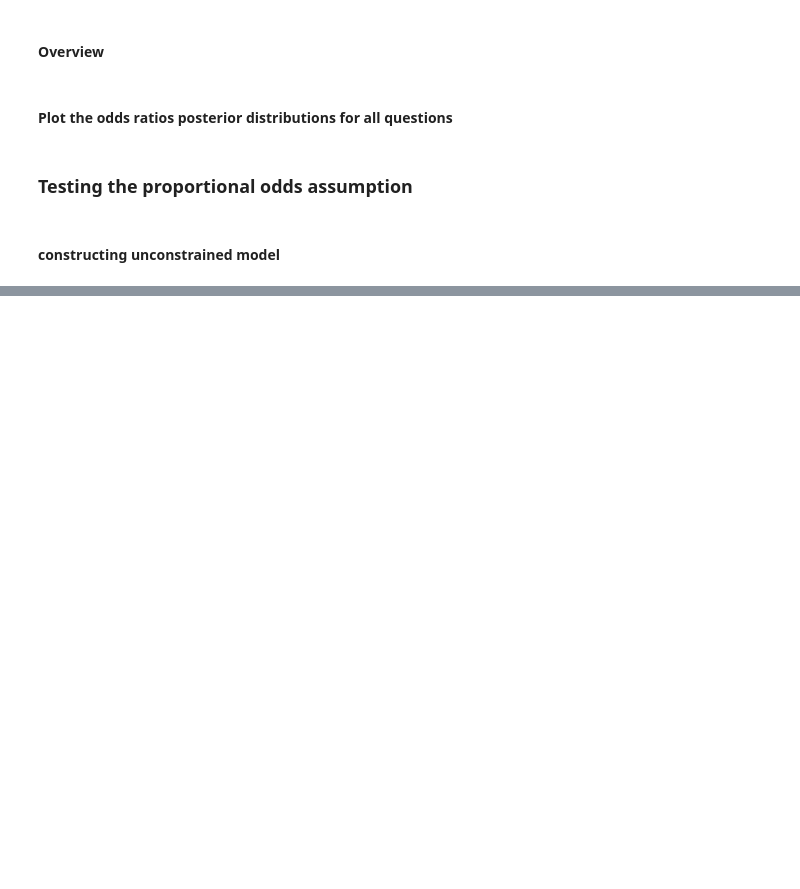
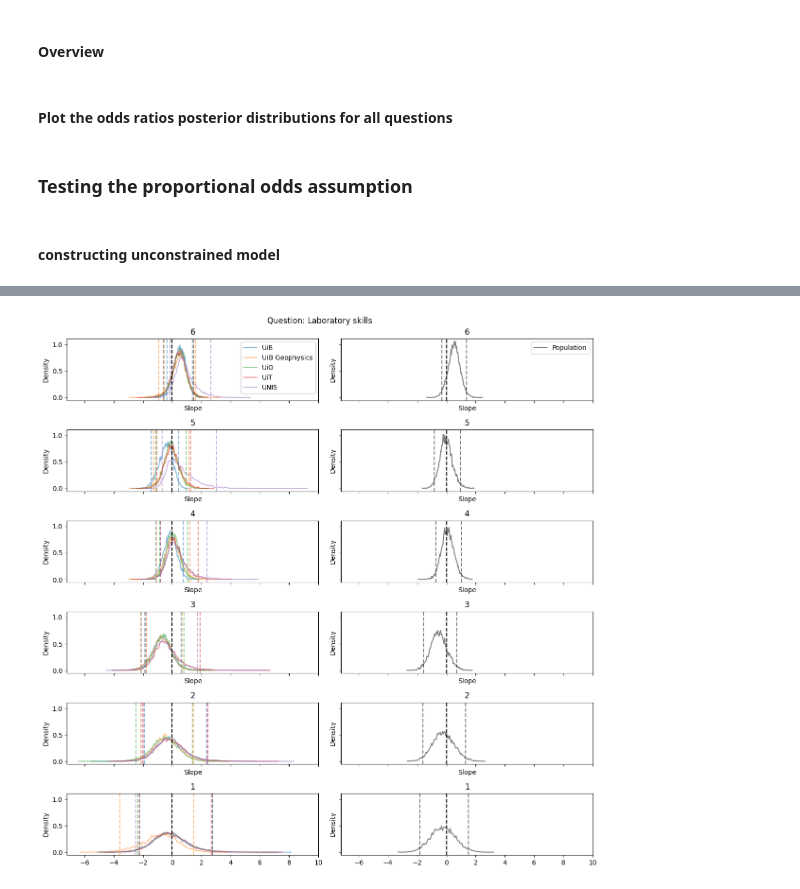
Before and after one commit to HarryYouAreAWizard/BaseGeo_2_0_data_analysis, a Jupyter notebook: OrdinalRegression.ipynb, the cells around one changed output, grey strips where cells are left out. Saved outputs shown, nothing was run; the diff lists cells and outputs as text; code cells hidden in the pictures; blank space fills up the shorter version.

Commit message:
Running proportional odds test using binomial splits

```diff
--- a/OrdinalRegression.ipynb
+++ b/OrdinalRegression.ipynb
@@ -1736,0 +1164,6 @@ plot_slope_deltas_and_anchor(question)
+# %%
+question = "Fieldwork skills"
+cutpoint_posteriors_population = np.load(f"..\\binary_split_posteriors\\educators\\{sanitize_key(question)[:50]}_slopes_population.npy")
+print(f"{cutpoint_posteriors_population.shape = }")
+cutpoint_posteriors_groups = np.load(f"..\\binary_split_posteriors\\educators\\{sanitize_key(question)[:50]}_slopes_groups.npy")
+print(f"{cutpoint_posteriors_groups.shape = }")
@@ -1736,0 +1175,89 @@ plot_slope_deltas_and_anchor(question)
+# %%
+
+def plot_set_of_slopes(samples_slopes, axs, ax_row, cutpoint_index):
+    [samples_slope_population, samples_slope_uib, samples_slope_uibgeophys, samples_slope_uio, samples_slope_uit, samples_slope_unis] = samples_slopes
+    # find samples for the specific cutpoint
+    samples_slope_population_counts = np.histogram(samples_slope_population[cutpoint_index, :], bins=100, density=True)
+    samples_slope_uib_counts = np.histogram(samples_slope_uib[cutpoint_index, :], bins=100, density=True)
+    samples_slope_uibgeophys_counts = np.histogram(samples_slope_uibgeophys[cutpoint_index, :], bins=100, density=True)
+    samples_slope_uio_counts = np.histogram(samples_slope_uio[cutpoint_index, :], bins=100, density=True)
+    samples_slope_uit_counts = np.histogram(samples_slope_uit[cutpoint_index, :], bins=100, density=True)
+    samples_slope_unis_counts = np.histogram(samples_slope_unis[cutpoint_index, :], bins=100, density=True)
+
+    # plot the posterior distributions for each slope for the population and each group
+    axs[ax_row, 1].plot(samples_slope_population_counts[1][:-1], samples_slope_population_counts[0], alpha=0.5, label="Population", color="k")
+    axs[ax_row, 0].plot(samples_slope_uib_counts[1][:-1], samples_slope_uib_counts[0], alpha=0.5, label="UiB", color="tab:blue")
+    axs[ax_row, 0].plot(samples_slope_uibgeophys_counts[1][:-1], samples_slope_uibgeophys_counts[0], alpha=0.5, label="UiB Geophysics", color="tab:orange")
+    axs[ax_row, 0].plot(samples_slope_uio_counts[1][:-1], samples_slope_uio_counts[0], alpha=0.5, label="UiO", color="tab:green")
+    axs[ax_row, 0].plot(samples_slope_uit_counts[1][:-1], samples_slope_uit_counts[0], alpha=0.5, label="UiT", color="tab:red")
+    axs[ax_row, 0].plot(samples_slope_unis_counts[1][:-1], samples_slope_unis_counts[0], alpha=0.5, label="UNIS", color="tab:purple")
+
+    # find credible intervals for each slope for the population and each group
+    credible_interval = 0.95
+    CI_population = np.percentile(samples_slope_population[cutpoint_index, :], [(1 - credible_interval) / 2 * 100, (1 + credible_interval) / 2 * 100])
+    CI_uib = np.percentile(samples_slope_uib[cutpoint_index, :], [(1 - credible_interval) / 2 * 100, (1 + credible_interval) / 2 * 100])
+    CI_uibgeophys = np.percentile(samples_slope_uibgeophys[cutpoint_index, :], [(1 - credible_interval) / 2 * 100, (1 + credible_interval) / 2 * 100])
+    CI_uio = np.percentile(samples_slope_uio[cutpoint_index, :], [(1 - credible_interval) / 2 * 100, (1 + credible_interval) / 2 * 100])
+    CI_uit = np.percentile(samples_slope_uit[cutpoint_index, :], [(1 - credible_interval) / 2 * 100, (1 + credible_interval) / 2 * 100])
+    CI_unis = np.percentile(samples_slope_unis[cutpoint_index, :], [(1 - credible_interval) / 2 * 100, (1 + credible_interval) / 2 * 100])
+
+    # plot CI as vertical lines
+    axs[ax_row, 1].axvline(CI_population[0], color="k", linestyle="--", alpha=0.5)
+    axs[ax_row, 1].axvline(CI_population[1], color  ="k", linestyle="--", alpha=0.5)
+    axs[ax_row, 0].axvline(CI_uib[0], color="tab:blue", linestyle="--", alpha=0.5)
+    axs[ax_row, 0].axvline(CI_uib[1], color="tab:blue", linestyle="--", alpha=0.5)
+    axs[ax_row, 0].axvline(CI_uibgeophys[0], color="tab:orange", linestyle="--", alpha=0.5)
+    axs[ax_row, 0].axvline(CI_uibgeophys[1], color="tab:orange", linestyle="--", alpha=0.5)
+    axs[ax_row, 0].axvline(CI_uio[0], color="tab:green", linestyle="--", alpha=0.5)
+    axs[ax_row, 0].axvline(CI_uio[1], color="tab:green", linestyle="--", alpha=0.5)
+    axs[ax_row, 0].axvline(CI_uit[0], color="tab:red", linestyle="--", alpha=0.5)
+    axs[ax_row, 0].axvline(CI_uit[1], color="tab:red", linestyle="--", alpha=0.5)
+    axs[ax_row, 0].axvline(CI_unis[0], color="tab:purple", linestyle="--", alpha=0.5)
+    axs[ax_row, 0].axvline(CI_unis[1], color="tab:purple", linestyle="--", alpha=0.5)
+
+    # if ax_row != 0:
+    #     return
+    axs[ax_row, 0].set_title(f"{cutpoint_index + 1}")
+    axs[ax_row, 1].set_title(f"{cutpoint_index + 1}")
+
+
+def plot_binary_slopes_for_question(question):
+
+    slope_by_split_population = np.load(f"..\\binary_split_posteriors\\educators\\{sanitize_key(question)[:50]}_slopes_population.npy")
+    slope_by_split_groups = np.load(f"..\\binary_split_posteriors\\educators\\{sanitize_key(question)[:50]}_slopes_groups.npy")
+
+    slope_by_split_population = slope_by_split_population.reshape(-1, slope_by_split_population.shape[-1]) # shape: (num_cutpoints, num_samples)
+    slope_by_split_groups = slope_by_split_groups.reshape(-1, slope_by_split_groups.shape[-2], slope_by_split_groups.shape[-1]) # shape: (num_cutpoints, num_groups, num_samples)
+    slope_by_split_uib = slope_by_split_groups[:, 0, :] # shape: (num_cutpoints, num_samples)
+    slope_by_split_uibgeophys = slope_by_split_groups[:, 1, :] # shape: (num_cutpoints, num_samples)
+    slope_by_split_uio = slope_by_split_groups[:, 2, :] # shape: (num_cutpoints, num_samples)
+    slope_by_split_uit = slope_by_split_groups[:, 3, :] # shape: (num_cutpoints, num_samples)
+    slope_by_split_unis = slope_by_split_groups[:, 4, :] # shape: (num_cutpoints, num_samples)
+
+    samples_slopes = [slope_by_split_population, slope_by_split_uib, slope_by_split_uibgeophys, slope_by_split_uio, slope_by_split_uit, slope_by_split_unis]
+
+    num_deltas = slope_by_split_population.shape[0]
+
+    fig, axs = plt.subplots(6, 2, figsize=(12, 12), sharex=True, sharey=True)
+    plot_set_of_slopes(samples_slopes, axs, num_deltas - 1, 0)
+    plot_set_of_slopes(samples_slopes, axs, num_deltas - 2, 1)
+    plot_set_of_slopes(samples_slopes, axs, num_deltas - 3, 2)
+    plot_set_of_slopes(samples_slopes, axs, num_deltas - 4, 3)
+    plot_set_of_slopes(samples_slopes, axs, num_deltas - 5, 4)
+    plot_set_of_slopes(samples_slopes, axs, num_deltas - 6, 5)
+    for ax in axs.flatten():
+        ax.axvline(0, color="k", linestyle="--")
+        ax.set_ylabel("Density")
+        # ax.set_xlim(0, 5)
+        if ax not in axs[-1, :]:
+            ax.set_xlabel("Slope")
+    axs[0, 0].legend()
+    axs[0, 1].legend()
+    fig.suptitle(f"Question: {question}")
+    fig.tight_layout()
+
+question = "Laboratory skills"
+# question = "Fieldwork skills"
+plot_binary_slopes_for_question(question)
+# %% [output]
+[figure, added]
```
Also changed, not shown: parts of 18 cells of this notebook.
